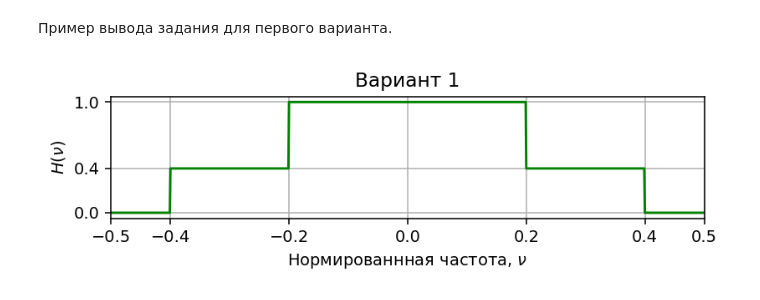
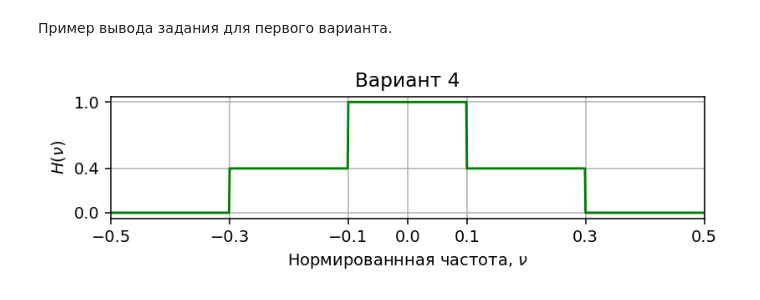
Before and after one commit to derzhavin3016/DSP-labs, a Jupyter notebook: lab2/dsp_lab2.ipynb, the cells around one changed output. Cells and saved outputs as stored; diff of their text form; code cells hidden in the pictures.

```diff
--- a/lab2/dsp_lab2.ipynb
+++ b/lab2/dsp_lab2.ipynb
@@ -331,6 +366,6 @@ def task_3_2(variant):
 # %% [markdown]
 Пример вывода задания для первого варианта.
 # %%
-task_3_2(variant=1)
+task_3_2(variant=4)
 # %% [output]
-[figure, old version]
+[figure, new version]
```
Also changed, not shown: parts of 8 cells of this notebook.
